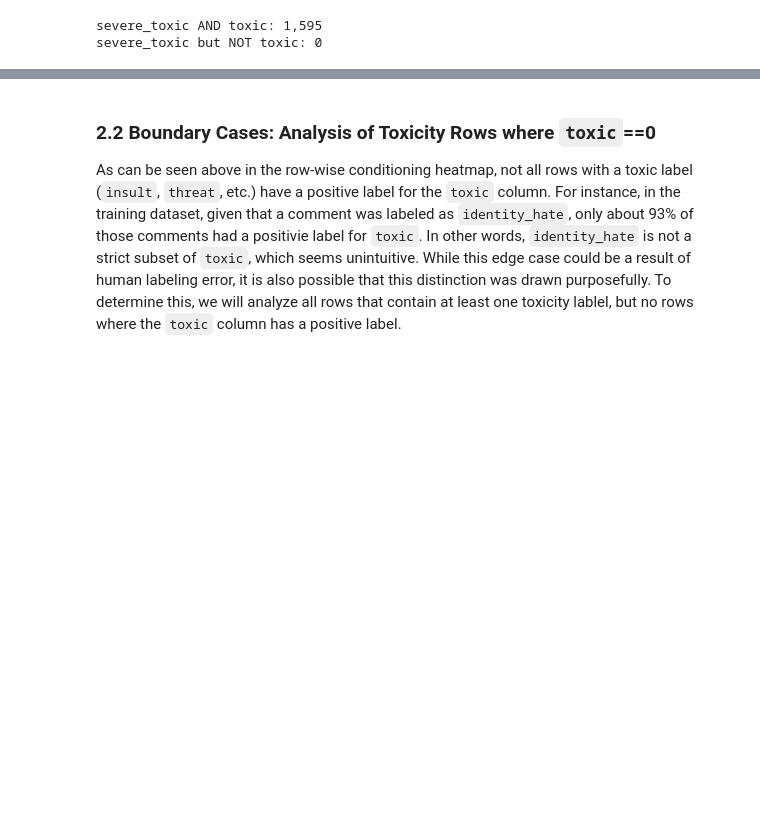
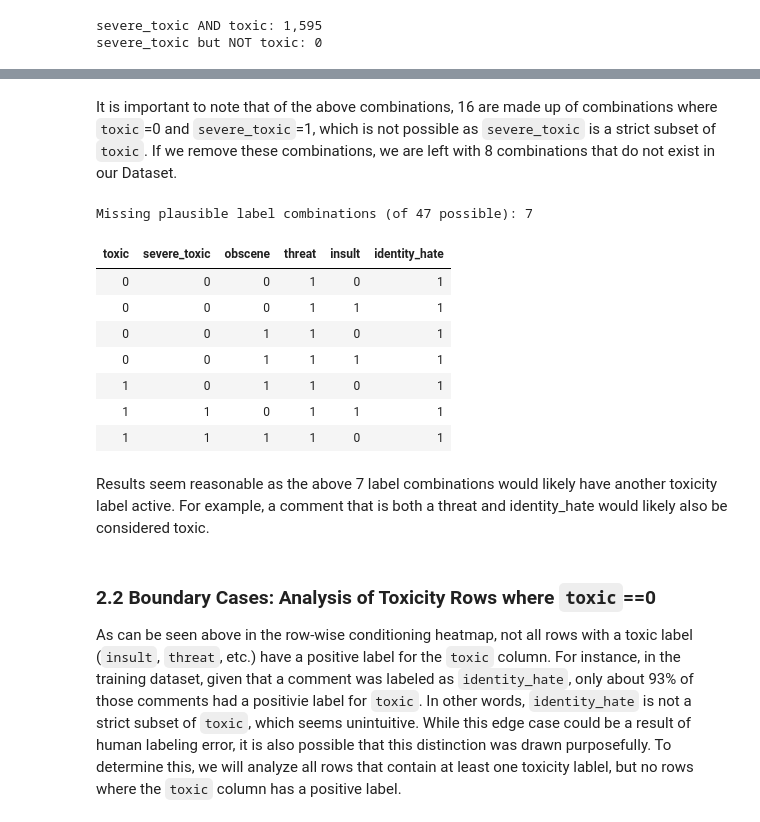
Before and after one commit to danlam-sudo/cmpe258-2026Fall-ToxicCommentDetection, a Jupyter notebook: eda/EDA.ipynb, the cells around one changed output, grey strips where cells are left out. Saved outputs shown, nothing was run; the diff lists cells and outputs as text; code cells hidden in the pictures; blank space fills up the shorter version.

```diff
--- a/eda/EDA.ipynb
+++ b/eda/EDA.ipynb
@@ -451,6 +438,50 @@ Missing label combinations (of 64 possible): 24
 | 1 | 0 | 1 | 1 | 0 | 1 |
 | 1 | 1 | 0 | 1 | 1 | 1 |
 | 1 | 1 | 1 | 1 | 0 | 1 |
+# %% [markdown]
+It is important to note that of the above combinations, 16 are made up of combinations where `toxic`=0 and `severe_toxic`=1, which is not possible as `severe_toxic` is a strict subset of `toxic`. If we remove these combinations, we are left with 8 combinations that do not exist in our Dataset.
+# %%
+# Label combinations that do not exist in the dataset, excluding the
+# impossible severe_toxic=1 & toxic=0 case (already shown in §2.1).
+
+all_label_combos = pd.DataFrame(
+    product([0, 1], repeat=len(LABEL_COLS)),
+    columns=LABEL_COLS,
+).astype(int)
+all_label_combos = all_label_combos.loc[all_label_combos.sum(axis=1) > 0]
+
+# Exclude structurally impossible combos from the search space
+plausible_label_combos = all_label_combos.loc[
+    ~((all_label_combos["toxic"] == 0) & (all_label_combos["severe_toxic"] == 1))
+]
+
+missing_label_combos = (
+    plausible_label_combos.merge(
+        label_combo_freq[LABEL_COLS],
+        on=LABEL_COLS,
+        how="left",
+        indicator=True,
+    )
+    .loc[lambda x: x["_merge"] == "left_only", LABEL_COLS]
+    .reset_index(drop=True)
+)
+
+print(
+    f"Missing plausible label combinations: {len(missing_label_combos)}"
+)
+display(missing_label_combos.style.hide(axis="index"))
+# %% [output]
+Missing plausible label combinations (of 47 possible): 7
+| toxic | severe_toxic | obscene | threat | insult | identity_hate |
+| 0 | 0 | 0 | 1 | 0 | 1 |
+| 0 | 0 | 0 | 1 | 1 | 1 |
+| 0 | 0 | 1 | 1 | 0 | 1 |
+| 0 | 0 | 1 | 1 | 1 | 1 |
+| 1 | 0 | 1 | 1 | 0 | 1 |
+| 1 | 1 | 0 | 1 | 1 | 1 |
+| 1 | 1 | 1 | 1 | 0 | 1 |
+# %% [markdown]
+Results seem reasonable as the above 7 label combinations would likely have another toxicity label active. For example, a comment that is both a threat and identity_hate would likely also be considered toxic.
 # %% [markdown]
 ### 2.2 Boundary Cases: Analysis of Toxicity Rows where `toxic`==0
 
```
Also changed, not shown: parts of 7 cells of this notebook.
